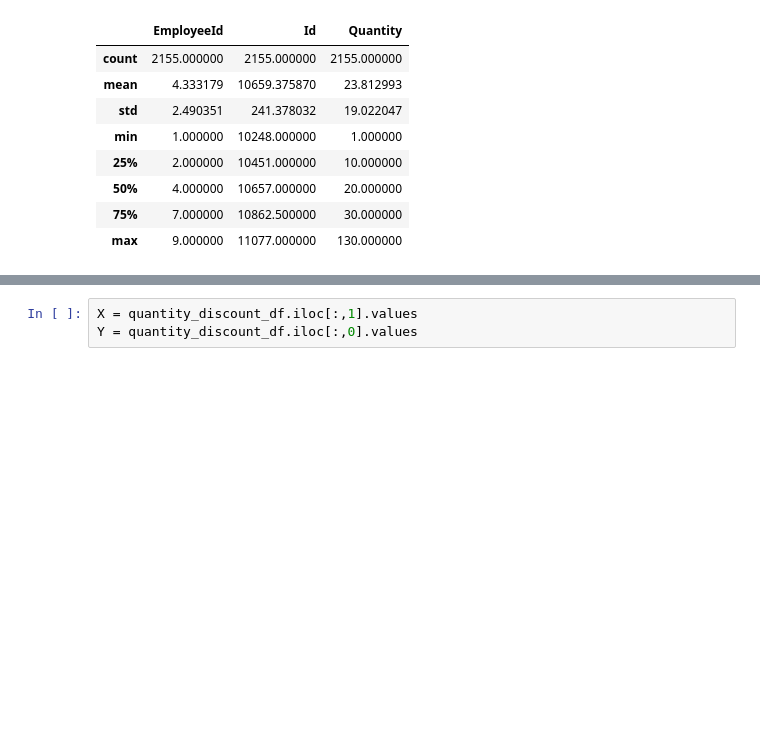
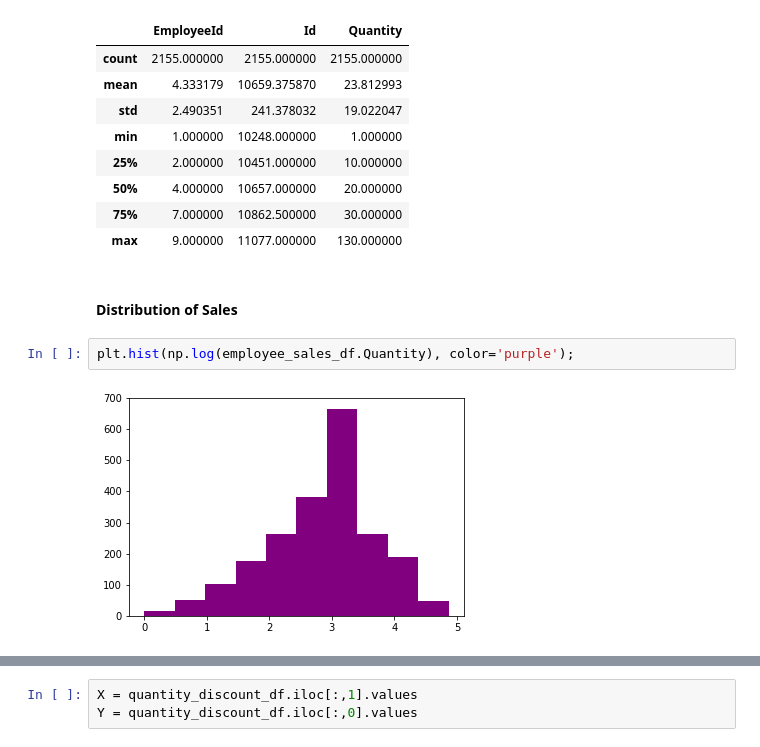
Before and after one commit to MagicMilly/dsc-2-final-project-online-ds-ft-100118, a Jupyter notebook: student.ipynb, the cells around one changed output, grey strips where cells are left out. Saved outputs shown, nothing was run; the diff lists cells and outputs as text; blank space fills up the shorter version.

```diff
--- a/student.ipynb
+++ b/student.ipynb
@@ -401,3 +411,9 @@ employee_sales_df.describe()
 | 50% | 4.000000 | 10657.000000 | 20.000000 |
 | 75% | 7.000000 | 10862.500000 | 30.000000 |
 | max | 9.000000 | 11077.000000 | 130.000000 |
+# %% [markdown]
+#### Distribution of Sales
+# %%
+plt.hist(np.log(employee_sales_df.Quantity), color='purple');
+# %% [output]
+[figure, added]
```
Also changed, not shown: parts of 12 cells of this notebook.
